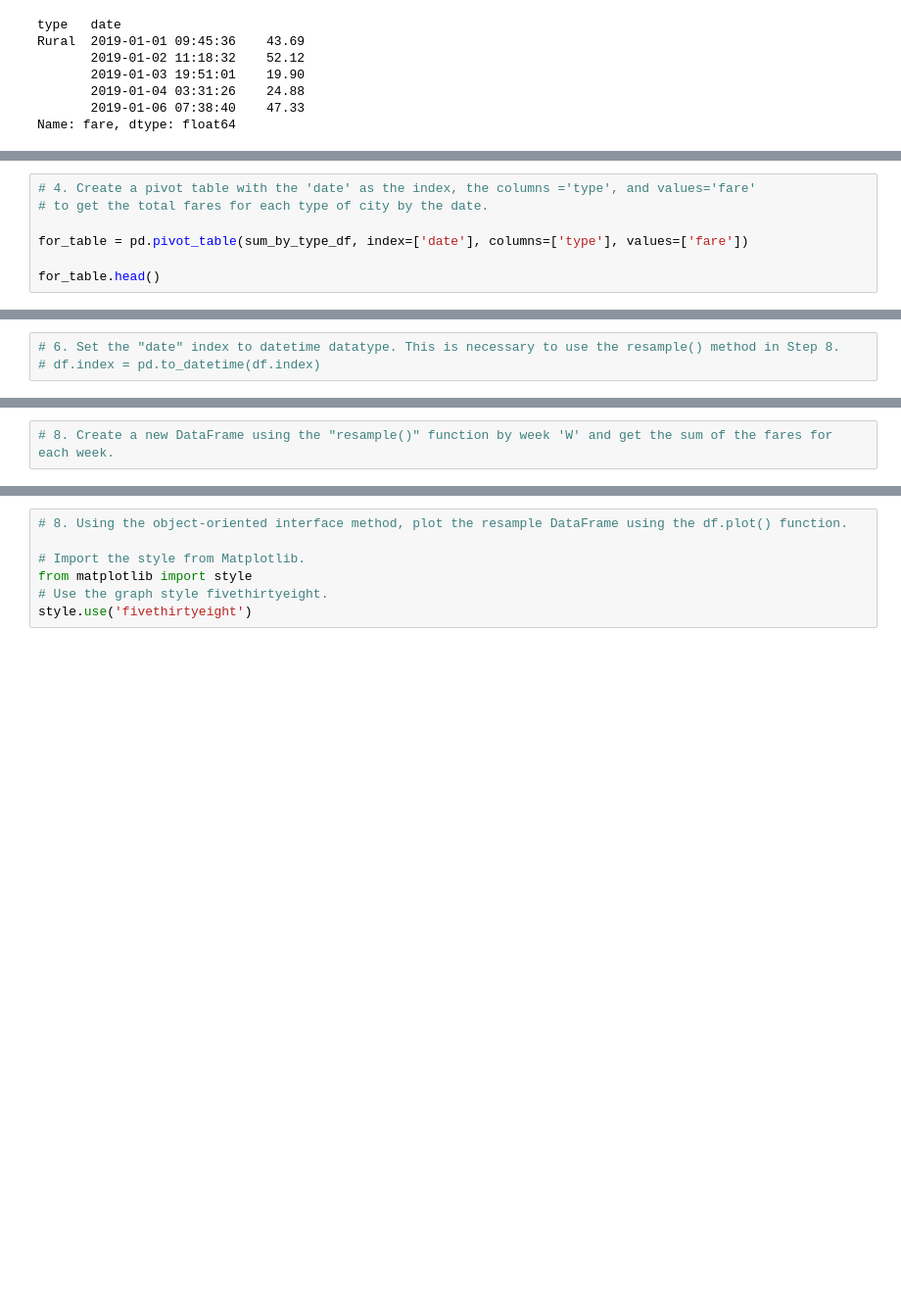
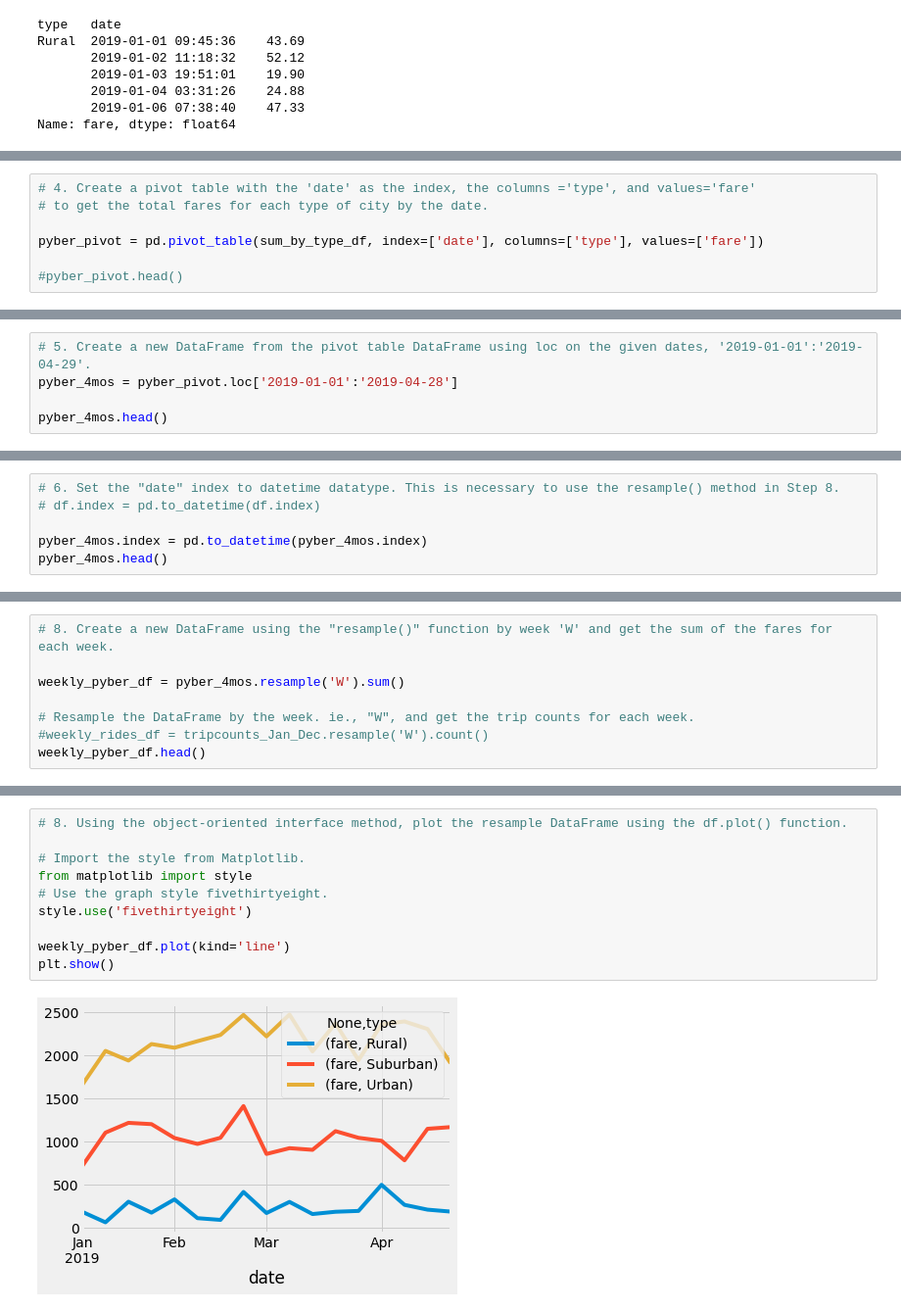
Before and after one commit to DeliaDavila/PyBer_Analysis, a Jupyter notebook: PyBer_Challenge.ipynb, the cells around one changed output, grey strips where cells are left out. Shown at 98% size. Saved outputs shown, nothing was run; the diff lists cells and outputs as text; blank space fills up the shorter version.

```diff
--- a/PyBer_Challenge.ipynb
+++ b/PyBer_Challenge.ipynb
@@ -126,6 +154,6 @@ sum_by_type_df
 # 4. Create a pivot table with the 'date' as the index, the columns ='type', and values='fare'
 # to get the total fares for each type of city by the date.
 
-for_table = pd.pivot_table(sum_by_type_df, index=['date'], columns=['type'], values=['fare'])
+pyber_pivot = pd.pivot_table(sum_by_type_df, index=['date'], columns=['type'], values=['fare'])
 
-for_table.head()
+#pyber_pivot.head()
@@ -157,0 +160,5 @@ for_table.head()
+# %%
+# 5. Create a new DataFrame from the pivot table DataFrame using loc on the given dates, '2019-01-01':'2019-04-29'.
+pyber_4mos = pyber_pivot.loc['2019-01-01':'2019-04-28']
+
+pyber_4mos.head()
@@ -158,3 +174,6 @@ for_table.head()
 # %%
 # 6. Set the "date" index to datetime datatype. This is necessary to use the resample() method in Step 8.
 # df.index = pd.to_datetime(df.index)
+
+pyber_4mos.index = pd.to_datetime(pyber_4mos.index)
+pyber_4mos.head()
@@ -163,2 +203,8 @@ for_table.head()
 # %%
 # 8. Create a new DataFrame using the "resample()" function by week 'W' and get the sum of the fares for each week.
+
+weekly_pyber_df = pyber_4mos.resample('W').sum()
+
+# Resample the DataFrame by the week. ie., "W", and get the trip counts for each week.
+#weekly_rides_df = tripcounts_Jan_Dec.resample('W').count()
+weekly_pyber_df.head()
@@ -165,7 +220,12 @@ for_table.head()
 # %%
 # 8. Using the object-oriented interface method, plot the resample DataFrame using the df.plot() function.
 
 # Import the style from Matplotlib.
 from matplotlib import style
 # Use the graph style fivethirtyeight.
 style.use('fivethirtyeight')
+
+weekly_pyber_df.plot(kind='line')
+plt.show()
+# %% [output]
+[figure, added]
```
Also changed, not shown: parts of 14 cells of this notebook.
